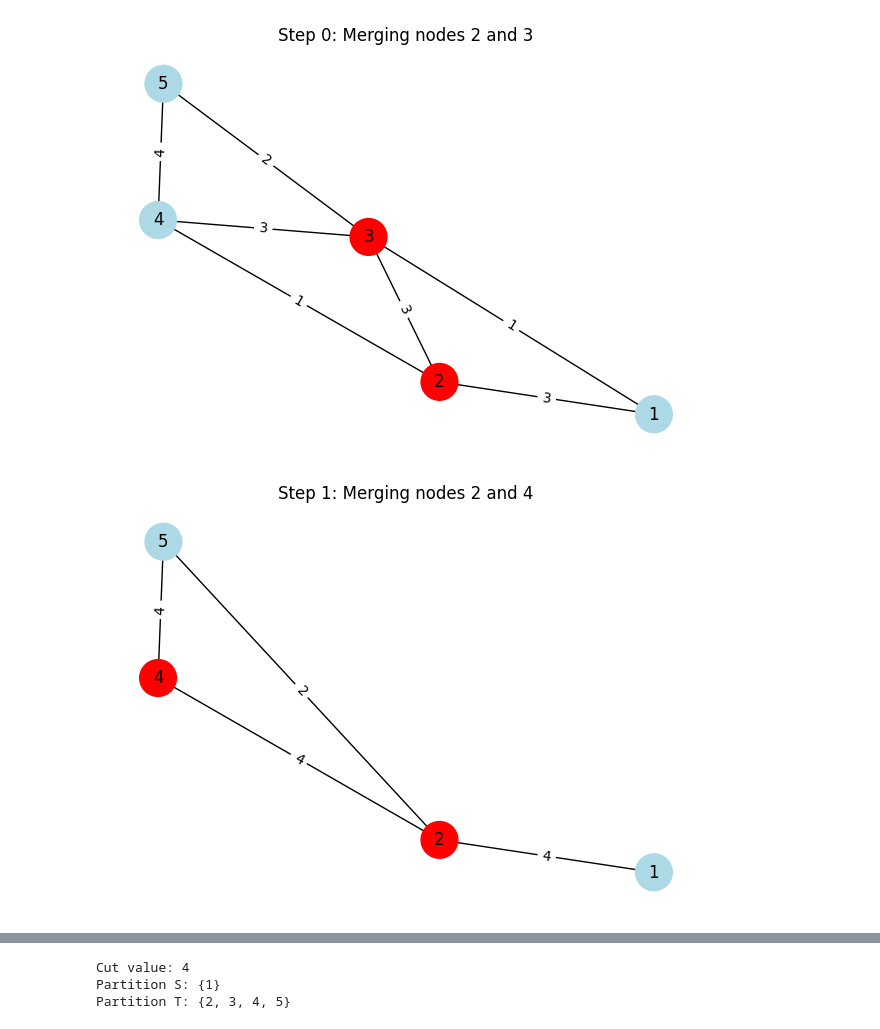
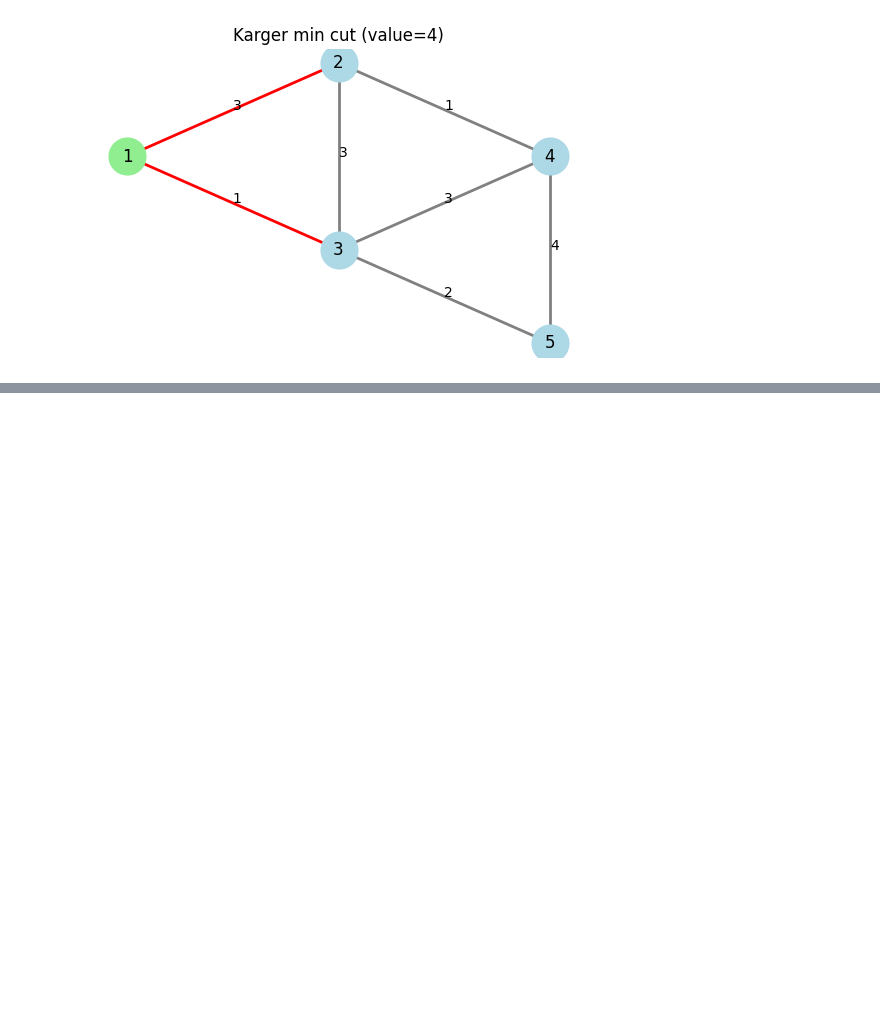
Before and after one commit to kushagra1310/O-oops-_project, a Jupyter notebook: Min-cut(Karger_vs_Stoer Wagner)/Simple Karger-MinCut-Analysis-I.ipynb, the cells around one changed output, grey strips where cells are left out. Saved outputs shown, nothing was run; the diff lists cells and outputs as text; code cells hidden in the pictures; blank space fills up the shorter version.

```diff
--- a/Min-cut(Karger_vs_Stoer Wagner)/Simple Karger-MinCut-Analysis-I.ipynb
+++ b/Min-cut(Karger_vs_Stoer Wagner)/Simple Karger-MinCut-Analysis-I.ipynb
@@ -8,9 +6,14 @@ import matplotlib.pyplot as plt
 
 %matplotlib inline
 # %%
-def build_test_graph():
-    G = nx.Graph()
-    # Edges: (u, v, weight)
+def build_test_graph_adj():
+
+    G = {}
+
+    def add_edge(u, v, w):
+        G.setdefault(u, {})[v] = w
+        G.setdefault(v, {})[u] = w
+
     edges = [
         (1, 2, 3),
         (1, 3, 1),
@@ -21,10 +24,9 @@ def build_test_graph():
         (4, 5, 4),
     ]
     for u, v, w in edges:
-        G.add_edge(u, v, weight=w)
+        add_edge(u, v, w)
     return G
 
-G = build_test_graph()
-print("Nodes:", list(G.nodes()))
-print("Edges:", list(G.edges(data=True)))
+G = build_test_graph_adj()
+print("Adjacency dict:", G)
 # %% [output]
@@ -117,8 +163,26 @@ def karger_min_cut_with_visualization(G, show_steps=True):
 # %%
-best_val, (S, T) = karger_min_cut_with_visualization(G, show_steps=True)
-print("Cut value:", best_val)
-print("Partition S:", S)
-print("Partition T:", T)
+def draw_cut_basic(G_input, partition, pos, title="Min cut"):
+    """
+    Draw final cut: nodes in S green, nodes in T blue, cut edges red.
+    """
+    G = G_input
+    S, T = map(set, partition)
+
+    cut_edges = set()
+    seen = set()
+    for u in G:
+        for v, w in G[u].items():
+            if (v, u) in seen:
+                continue
+            e = (u, v)
+            if (u in S and v in T) or (u in T and v in S):
+                cut_edges.add(e)
+            seen.add(e)
+
+    node_colors = {u: ("lightgreen" if u in S else "lightblue") for u in G}
+    draw_graph_basic(G, pos, title=title, node_colors=node_colors,
+                     highlight_edges=cut_edges)
+
+draw_cut_basic(G, (S, T), fixed_pos, title=f"Karger min cut (value={best_val})")
 # %% [output]
-[figure, old version]
+[figure, new version]
-[figure, removed]
@@ -127,3 +188,0 @@ print("Partition T:", T)
-Cut value: 4
-Partition S: {1}
-Partition T: {2, 3, 4, 5}
```
Also changed, not shown: parts of 6 cells of this notebook, 3 other files.
